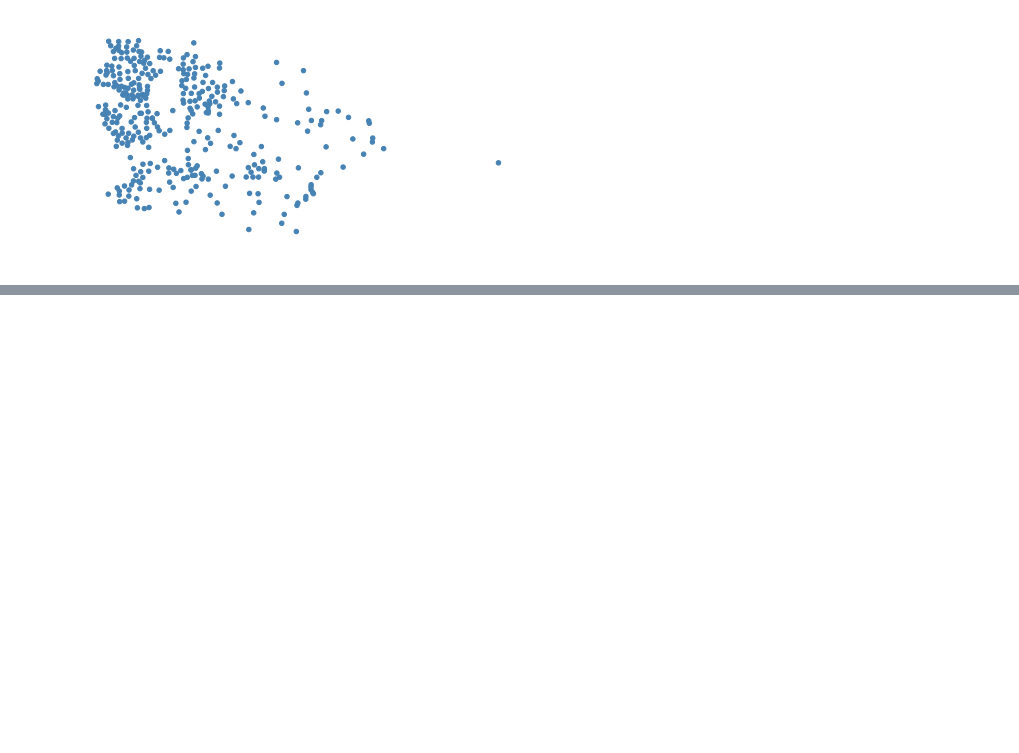
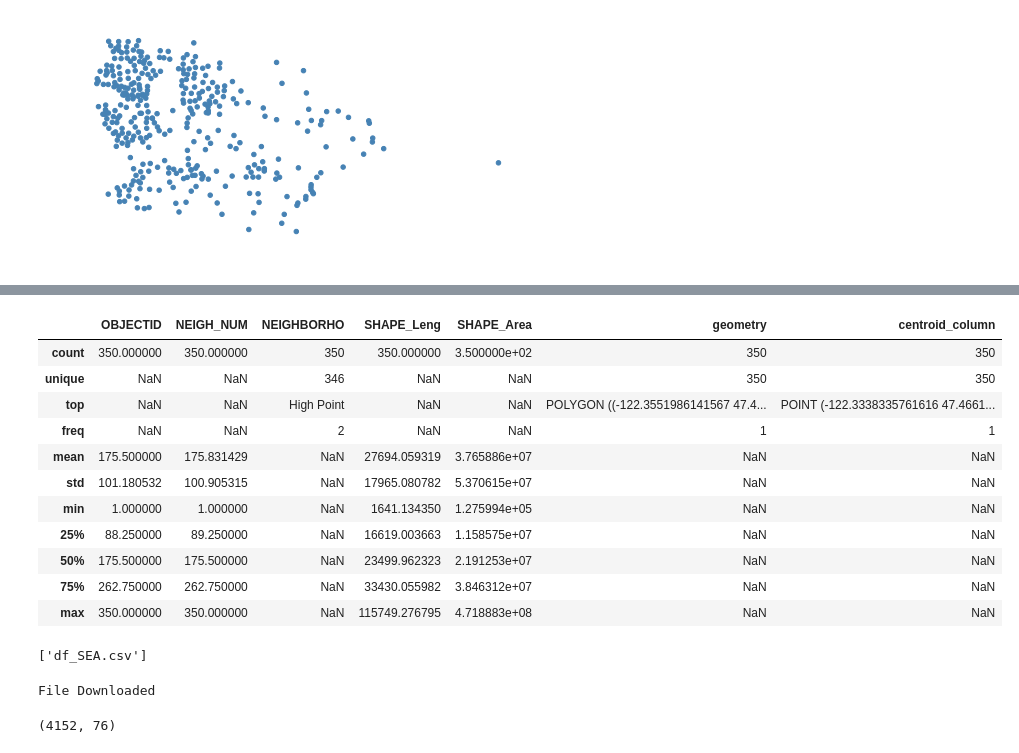
Before and after one commit to fleason/Coursera_Capstone, a Jupyter notebook: GeoPandas.ipynb, the cells around one changed output, grey strips where cells are left out. Drawn from its saved outputs; the diff is of its cells as text; code cells hidden in the pictures; blank space fills up the shorter version.

```diff
--- a/GeoPandas.ipynb
+++ b/GeoPandas.ipynb
@@ -156,0 +202,3 @@ WA_KING.head()
+# %%
+df_SEA = pd.read_csv("df_SEA.csv")
+df_SEA.head()
@@ -156,0 +226,24 @@ WA_KING.head()
+# %%
+df_SEA.describe(include="all")
+# %% [output]
+|  | OBJECTID | NEIGH_NUM | NEIGHBORHO | SHAPE_Leng | SHAPE_Area | geometry | centroid_column |
+| count | 350.000000 | 350.000000 | 350 | 350.000000 | 3.500000e+02 | 350 | 350 |
+| unique | NaN | NaN | 346 | NaN | NaN | 350 | 350 |
+| top | NaN | NaN | High Point | NaN | NaN | POLYGON ((-122.3551986141567 47.4... | POINT (-122.3338335761616 47.4661... |
+| freq | NaN | NaN | 2 | NaN | NaN | 1 | 1 |
+| mean | 175.500000 | 175.831429 | NaN | 27694.059319 | 3.765886e+07 | NaN | NaN |
+| std | 101.180532 | 100.905315 | NaN | 17965.080782 | 5.370615e+07 | NaN | NaN |
+| min | 1.000000 | 1.000000 | NaN | 1641.134350 | 1.275994e+05 | NaN | NaN |
+| 25% | 88.250000 | 89.250000 | NaN | 16619.003663 | 1.158575e+07 | NaN | NaN |
+| 50% | 175.500000 | 175.500000 | NaN | 23499.962323 | 2.191253e+07 | NaN | NaN |
+| 75% | 262.750000 | 262.750000 | NaN | 33430.055982 | 3.846312e+07 | NaN | NaN |
+| max | 350.000000 | 350.000000 | NaN | 115749.276795 | 4.718883e+08 | NaN | NaN |
+# %%
+p = Path('./')
+list(file.name for file in p.glob('*'))
+# %% [output]
+['df_SEA.csv']
+# %%
+download_file_cos (credentials_3,'WA_KING_merge.csv','WA_KING_merge.csv')
+# %% [output]
+File Downloaded
@@ -156,0 +252,4 @@ WA_KING.head()
+# %%
+WA_KING_merge.shape
+# %% [output]
+(4152, 76)
```
Also changed, not shown: parts of 84 cells of this notebook.
